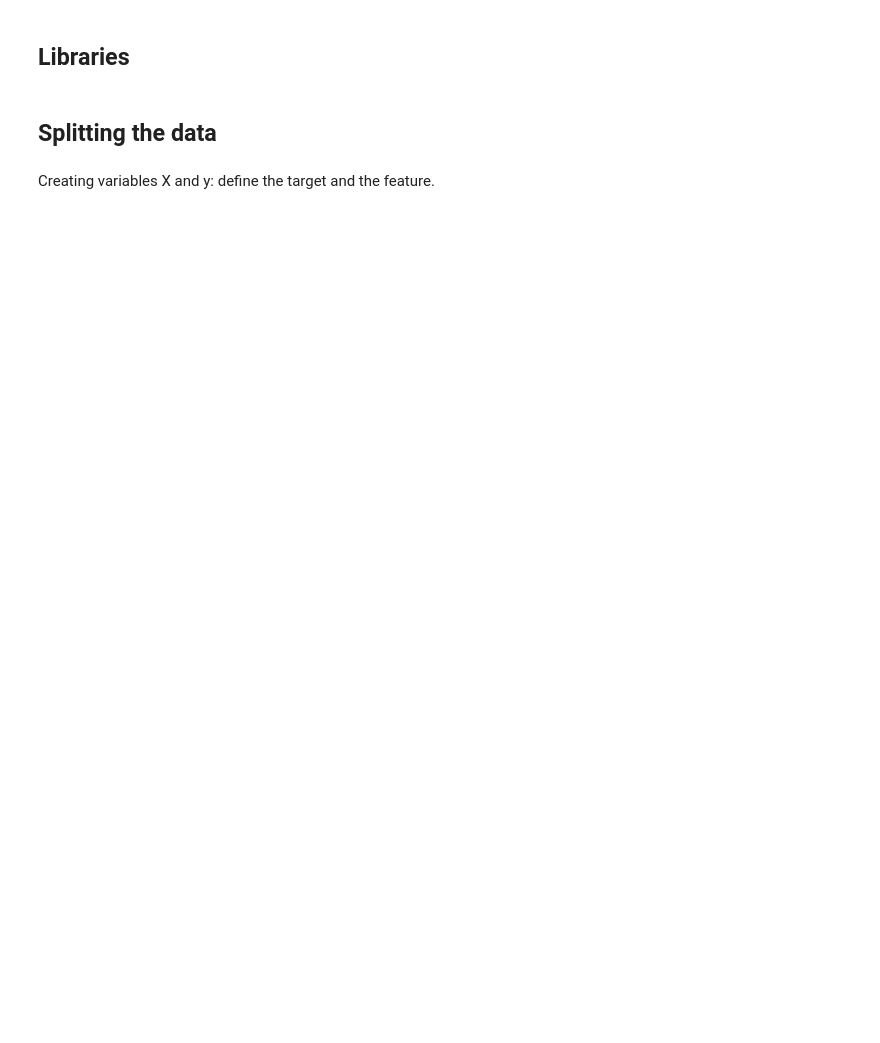
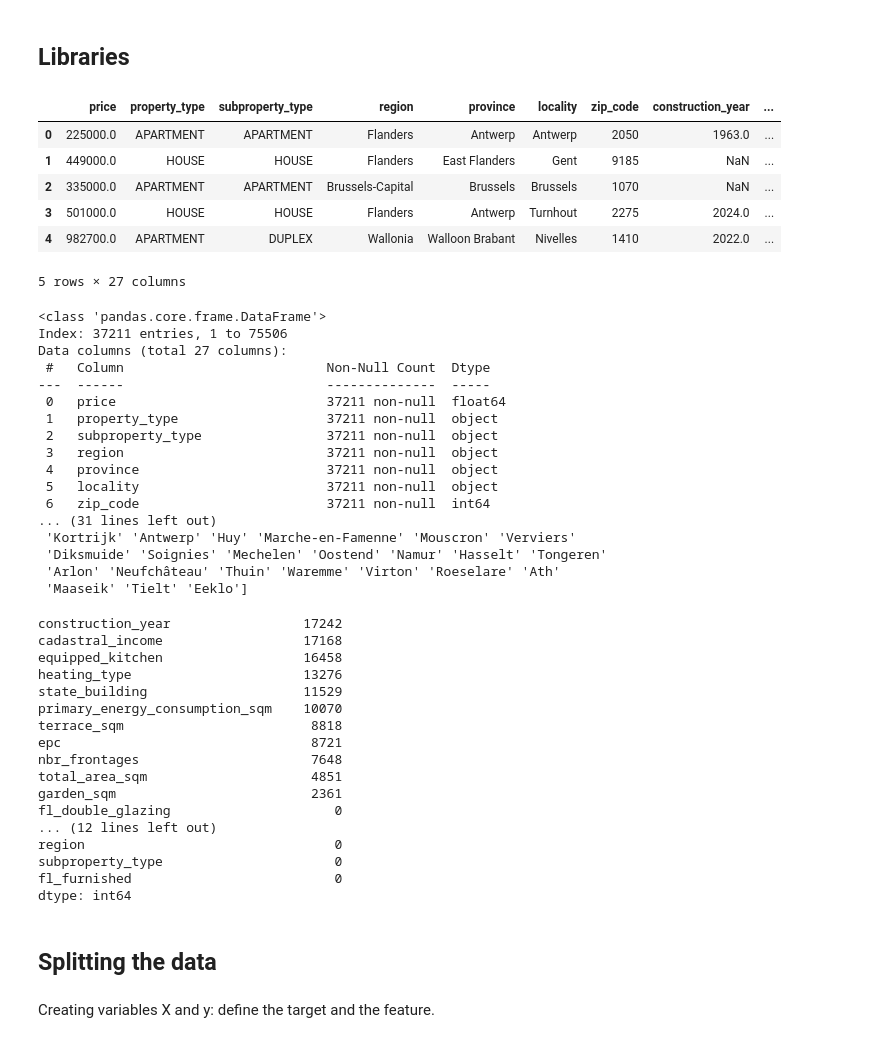
Before and after one commit to fabienne088/immo-eliza-ml, a Jupyter notebook: models/RandomForestReg.ipynb, the cells around one changed output. Drawn from its saved outputs; the diff is of its cells as text; code cells hidden in the pictures; blank space fills up the shorter version.

```diff
--- a/models/RandomForestReg.ipynb
+++ b/models/RandomForestReg.ipynb
@@ -14,25 +14,69 @@ import seaborn as sns
 # %%
 # Read the csv file
 df = pd.read_csv("../data/cleaned_properties.csv")
 
 # Display the head
 display(df.head())
 df.shape
 df.columns
 
 # Filter the DataFrame for values APARTMENT and APARTMENT_BLOCK
 df_house1 = df[df["property_type"] == "HOUSE"]
 df_house2 = df_house1[df_house1['subproperty_type'] != 'APARTMENT_BLOCK']
 
 df_house = df[(df["property_type"] == "HOUSE") & (df['subproperty_type'] != 'APARTMENT_BLOCK')]
 
 df_house.head()
 print(df_house.info())
 print(df_house.shape)
 
-df_house["subproperty_type"].unique()
+print(df_house["property_type"].unique())
+print(df_house["subproperty_type"].unique())
+df_house["locality"].unique()
 print(df_house["locality"].unique())
 df_house.isna().sum().sort_values(ascending=False)
+# %% [output]
+|  | price | property_type | subproperty_type | region | province | locality | zip_code | construction_year | ... |
+| 0 | 225000.0 | APARTMENT | APARTMENT | Flanders | Antwerp | Antwerp | 2050 | 1963.0 | ... |
+| 1 | 449000.0 | HOUSE | HOUSE | Flanders | East Flanders | Gent | 9185 | NaN | ... |
+| 2 | 335000.0 | APARTMENT | APARTMENT | Brussels-Capital | Brussels | Brussels | 1070 | NaN | ... |
+| 3 | 501000.0 | HOUSE | HOUSE | Flanders | Antwerp | Turnhout | 2275 | 2024.0 | ... |
+| 4 | 982700.0 | APARTMENT | DUPLEX | Wallonia | Walloon Brabant | Nivelles | 1410 | 2022.0 | ... |
+5 rows × 27 columns
+<class 'pandas.core.frame.DataFrame'>
+Index: 37211 entries, 1 to 75506
+Data columns (total 27 columns):
+ #   Column                          Non-Null Count  Dtype
+---  ------                          --------------  -----
+ 0   price                           37211 non-null  float64
+ 1   property_type                   37211 non-null  object
+ 2   subproperty_type                37211 non-null  object
+ 3   region                          37211 non-null  object
+ 4   province                        37211 non-null  object
+ 5   locality                        37211 non-null  object
+ 6   zip_code                        37211 non-null  int64
+... (31 lines left out)
+ 'Kortrijk' 'Antwerp' 'Huy' 'Marche-en-Famenne' 'Mouscron' 'Verviers'
+ 'Diksmuide' 'Soignies' 'Mechelen' 'Oostend' 'Namur' 'Hasselt' 'Tongeren'
+ 'Arlon' 'Neufchâteau' 'Thuin' 'Waremme' 'Virton' 'Roeselare' 'Ath'
+ 'Maaseik' 'Tielt' 'Eeklo']
+construction_year                 17242
+cadastral_income                  17168
+equipped_kitchen                  16458
+heating_type                      13276
+state_building                    11529
+primary_energy_consumption_sqm    10070
+terrace_sqm                        8818
+epc                                8721
+nbr_frontages                      7648
+total_area_sqm                     4851
+garden_sqm                         2361
+fl_double_glazing                     0
+... (12 lines left out)
+region                                0
+subproperty_type                      0
+fl_furnished                          0
+dtype: int64
 # %% [markdown]
 ## Splitting the data
 # %% [markdown]
```
Also changed, not shown: parts of 25 cells of this notebook, 7 other files.
